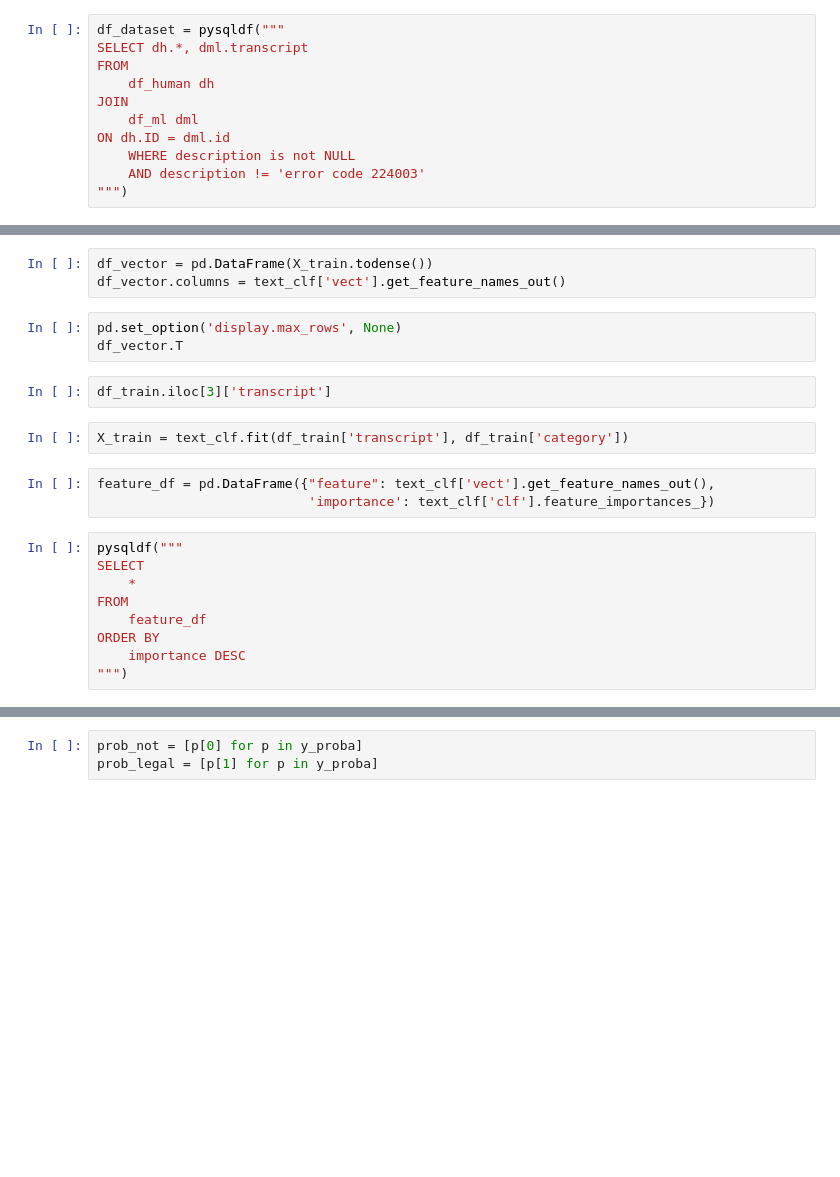
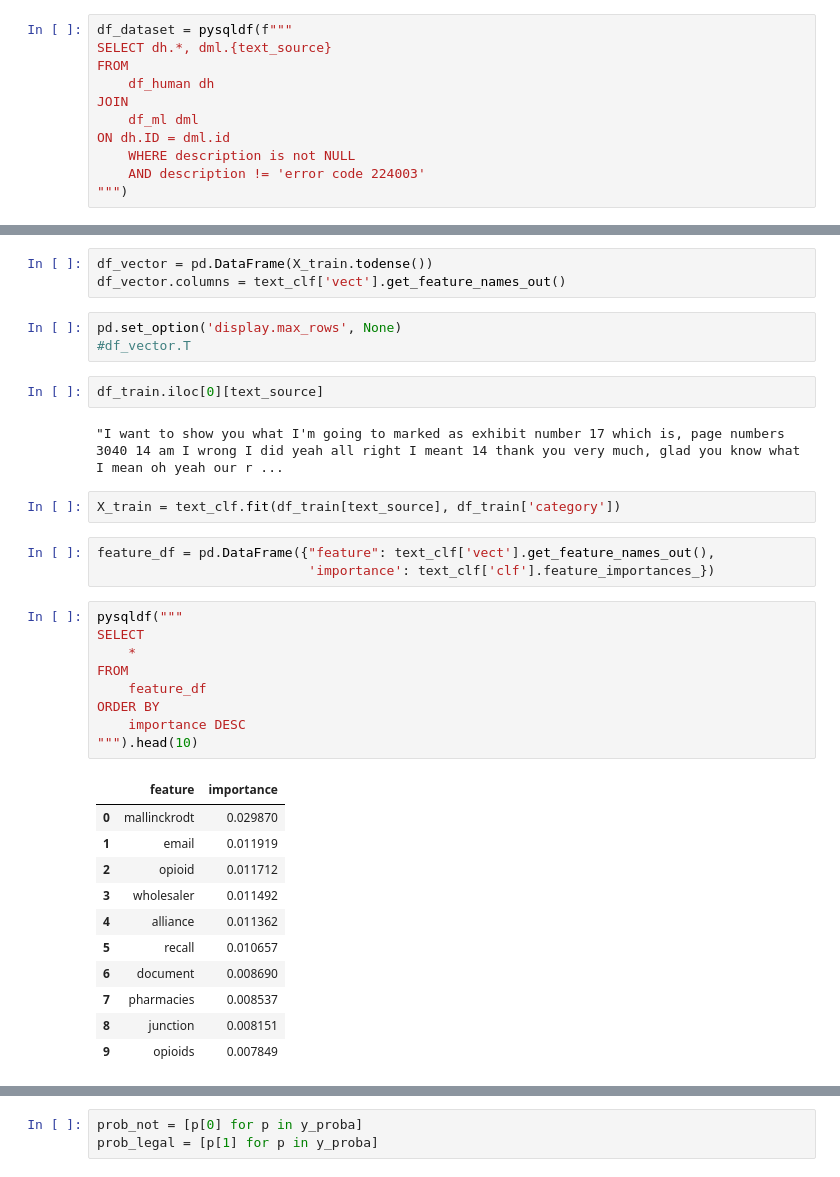
Before and after one commit to geoffswc/IDL-DSOS-2023, a Jupyter notebook: Classify-One-Tag.ipynb, the cells around one changed output, grey strips where cells are left out. Saved outputs shown, nothing was run; the diff lists cells and outputs as text; blank space fills up the shorter version.

```diff
--- a/Classify-One-Tag.ipynb
+++ b/Classify-One-Tag.ipynb
@@ -34,8 +48,8 @@ df_human.head(1)
 # %%
 # Todo? do we want to denormalize this, or get a list of distinct subjects
 # %%
-df_dataset = pysqldf("""
-SELECT dh.*, dml.transcript
+df_dataset = pysqldf(f"""
+SELECT dh.*, dml.{text_source}
 FROM
     df_human dh
 JOIN
@@ -86,22 +111,36 @@ df_vector = pd.DataFrame(X_train.todense())
 df_vector.columns = text_clf['vect'].get_feature_names_out()
 # %%
 pd.set_option('display.max_rows', None)
-df_vector.T
+#df_vector.T
 # %%
-df_train.iloc[3]['transcript']
+df_train.iloc[0][text_source]
+# %% [output]
+"I want to show you what I'm going to marked as exhibit number 17 which is, page numbers 3040 14 am I wrong I did yeah all right I meant 14 thank you very much, glad you know what I mean oh yeah our r ...
 # %%
-X_train = text_clf.fit(df_train['transcript'], df_train['category'])
+X_train = text_clf.fit(df_train[text_source], df_train['category'])
 # %%
 feature_df = pd.DataFrame({"feature": text_clf['vect'].get_feature_names_out(),
                            'importance': text_clf['clf'].feature_importances_})
 # %%
 pysqldf("""
 SELECT
     *
 FROM
     feature_df
 ORDER BY
     importance DESC
-""")
+""").head(10)
+# %% [output]
+|  | feature | importance |
+| 0 | mallinckrodt | 0.029870 |
+| 1 | email | 0.011919 |
+| 2 | opioid | 0.011712 |
+| 3 | wholesaler | 0.011492 |
+| 4 | alliance | 0.011362 |
+| 5 | recall | 0.010657 |
+| 6 | document | 0.008690 |
+| 7 | pharmacies | 0.008537 |
+| 8 | junction | 0.008151 |
+| 9 | opioids | 0.007849 |
 # %%
 feature_df.sort_values(by=['importance'], ascending=False)
```
Also changed, not shown: parts of 21 cells of this notebook.
